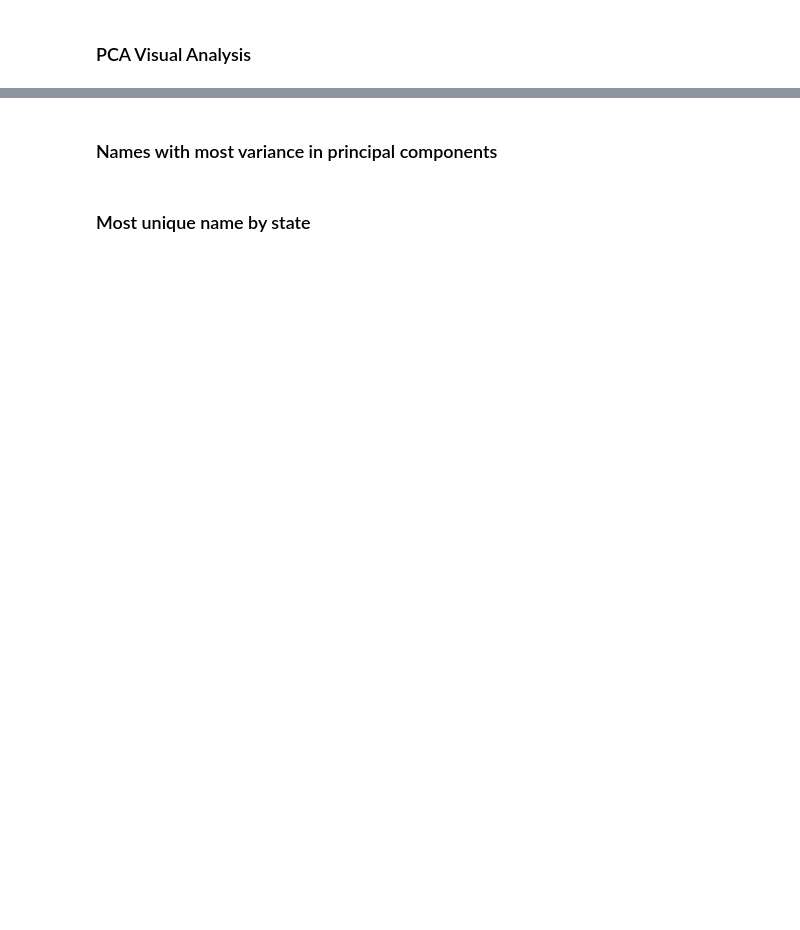
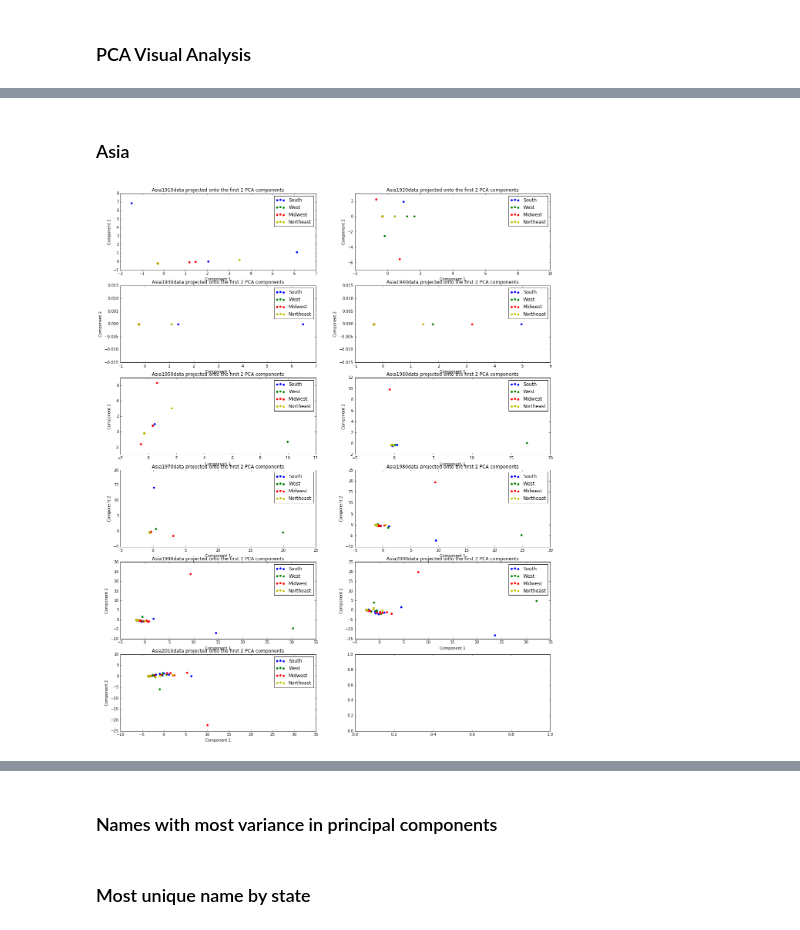
Before and after one commit to UlyssesInvictus/cs109-project, a Jupyter notebook: Final Project Code.ipynb, the cells around one changed output, grey strips where cells are left out. Cells and saved outputs as stored; diff of their text form; code cells hidden in the pictures; blank space fills up the shorter version.

```diff
--- a/Final Project Code.ipynb
+++ b/Final Project Code.ipynb
@@ -256,0 +351,21 @@ fig.savefig('pca_europe.png', bbox_inches='tight')
+# %% [markdown]
+### Asia
+# %%
+#plotting first two principal components for Africa per decade
+fig, ax = plt.subplots(6, 2, figsize = (20,25))
+ax[0,0] = pca_per_decaderegion('Asia',1910, ax[0,0])
+ax[0,1] = pca_per_decaderegion('Asia',1920, ax[0,1])
+ax[1,0] = pca_per_decaderegion('Asia',1930, ax[1,0])
+ax[1,1] = pca_per_decaderegion('Asia',1940, ax[1,1])
+ax[2,0] = pca_per_decaderegion('Asia',1950, ax[2,0])
+ax[2,1] = pca_per_decaderegion('Asia',1960, ax[2,1])
+ax[3,0] = pca_per_decaderegion('Asia',1970, ax[3,0])
+ax[3,1] = pca_per_decaderegion('Asia',1980, ax[3,1])
+ax[4,0] = pca_per_decaderegion('Asia',1990, ax[4,0])
+ax[4,1] = pca_per_decaderegion('Asia',2000, ax[4,1])
+ax[5,0] = pca_per_decaderegion('Asia',2010, ax[5,0])
+
+#plt.tight_layout()
+plt.show()
+# %% [output]
+[figure, added]
```
Also changed, not shown: parts of 49 cells of this notebook.
